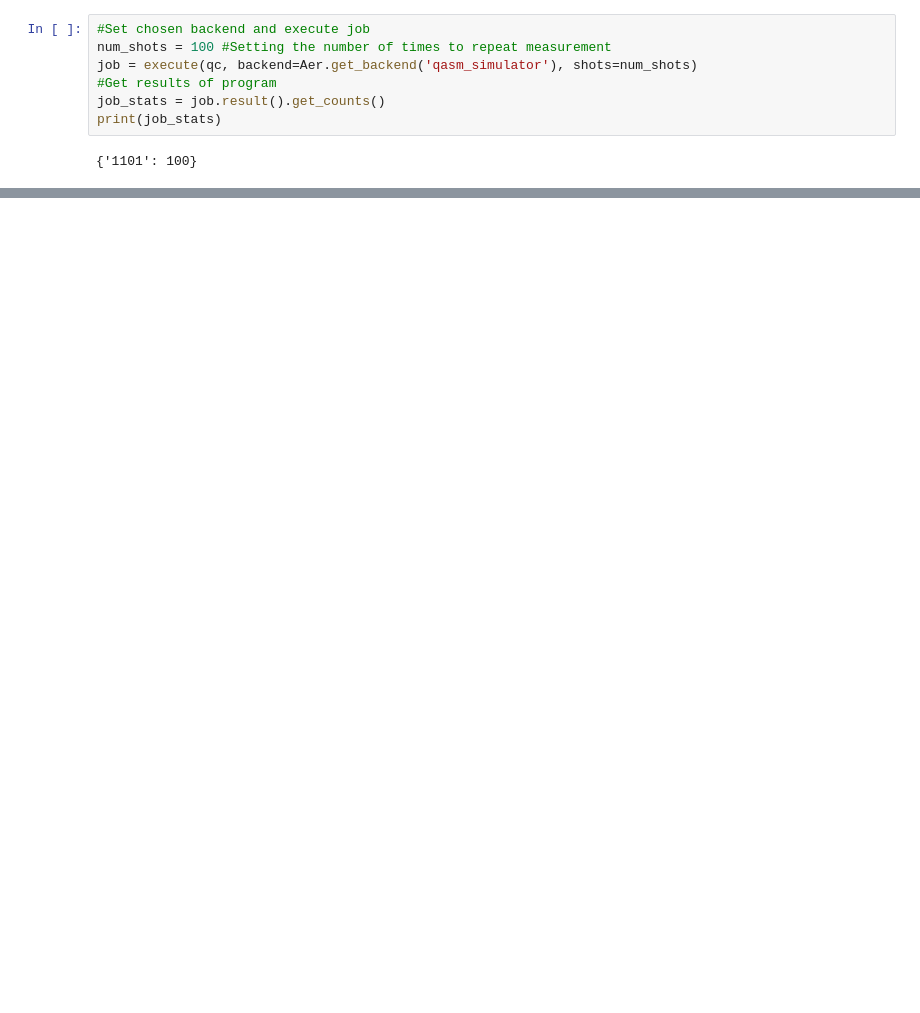
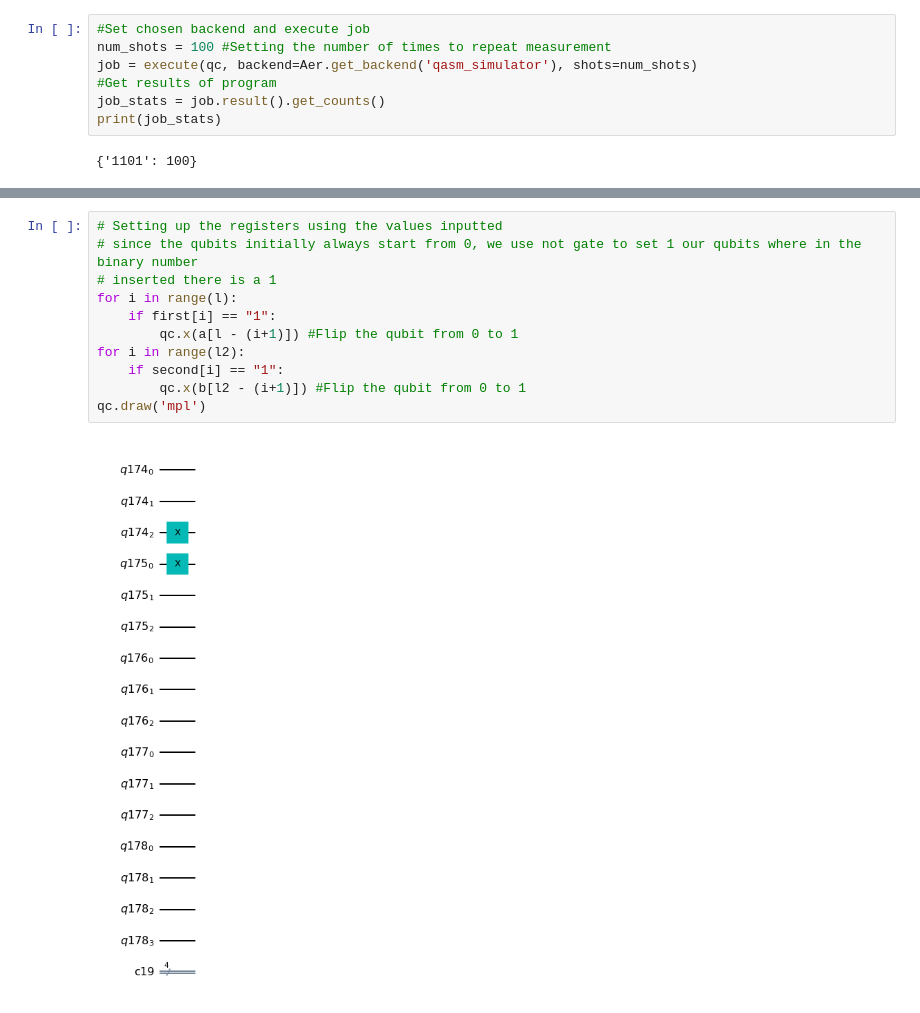
Before and after one commit to lmarza/QuantumDeskCalculator, a Jupyter notebook: deskCalculator.ipynb, the cells around one changed output, grey strips where cells are left out. Saved outputs shown, nothing was run; the diff lists cells and outputs as text; blank space fills up the shorter version.

```diff
--- a/deskCalculator.ipynb
+++ b/deskCalculator.ipynb
@@ -126,0 +182,13 @@ print(job_stats)
+# %%
+# Setting up the registers using the values inputted
+# since the qubits initially always start from 0, we use not gate to set 1 our qubits where in the binary number
+# inserted there is a 1
+for i in range(l):
+    if first[i] == "1":
+        qc.x(a[l - (i+1)]) #Flip the qubit from 0 to 1
+for i in range(l2):
+    if second[i] == "1":
+        qc.x(b[l2 - (i+1)]) #Flip the qubit from 0 to 1
+qc.draw('mpl')
+# %% [output]
+[figure, added]
```
Also changed, not shown: parts of 12 cells of this notebook.
